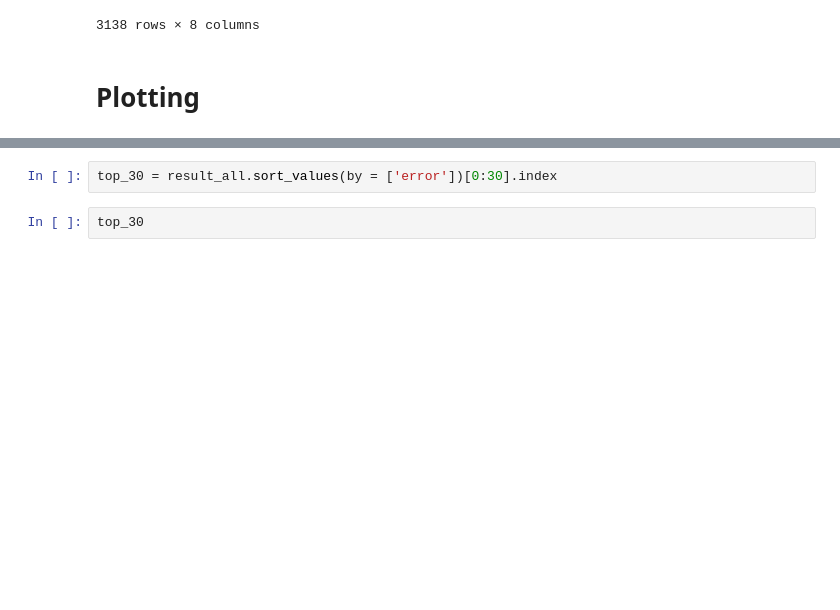
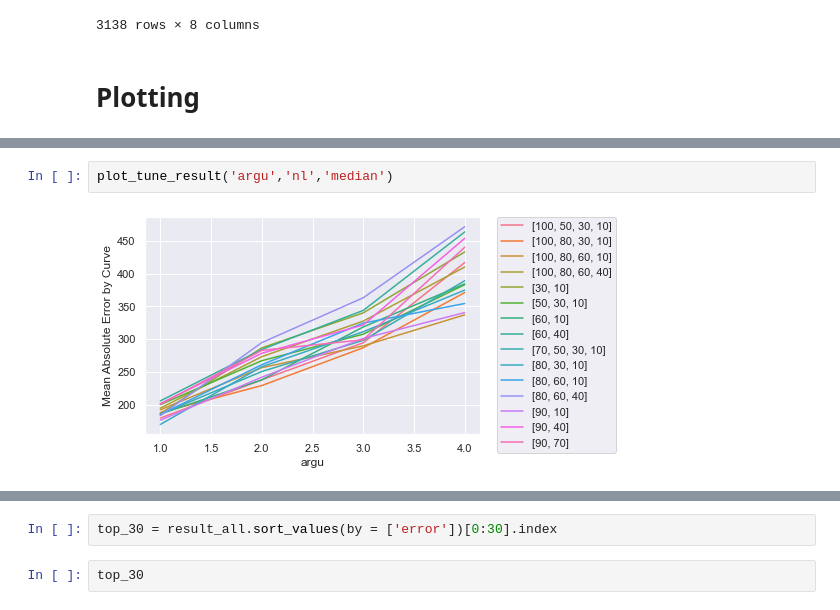
Before and after one commit to zuyeyang/Stanford_Battery_Project, a Jupyter notebook: Final_Project_AWS_Version/B_final_note.ipynb, the cells around one changed output, grey strips where cells are left out. Drawn from its saved outputs; the diff is of its cells as text; blank space fills up the shorter version.

```diff
--- a/Final_Project_AWS_Version/B_final_note.ipynb
+++ b/Final_Project_AWS_Version/B_final_note.ipynb
@@ -167,0 +73,4 @@ result_all_selected.groupby(['argu','epochs'])[['error']].aggregate([np.mean,np.
+# %%
+plot_tune_result('argu','nl','median')
+# %% [output]
+[figure, added]
```
Also changed, not shown: parts of 11 cells of this notebook.
